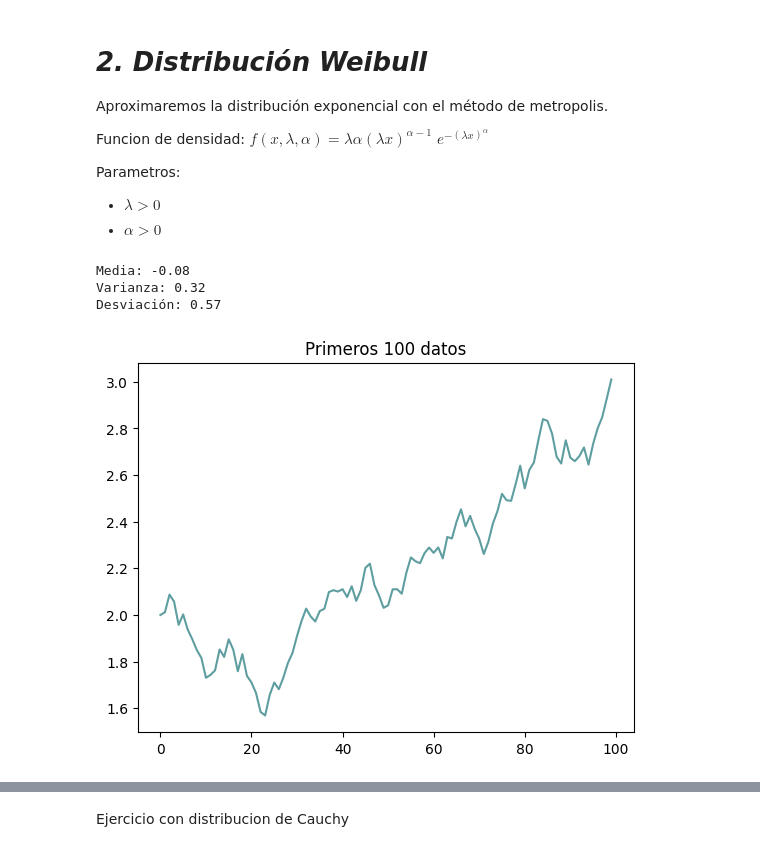
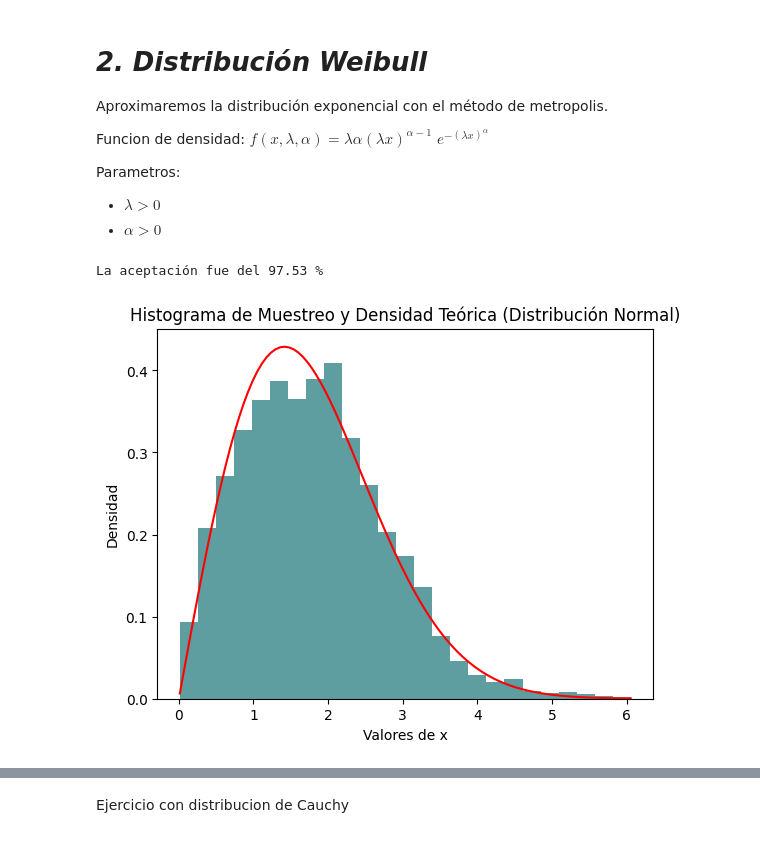
Before and after one commit to Areliortiz/SIMULACION2, a Jupyter notebook: Metropolis_ejercicio.ipynb, the cells around one changed output, grey strips where cells are left out. Drawn from its saved outputs; the diff is of its cells as text; code cells hidden in the pictures.

```diff
--- a/Metropolis_ejercicio.ipynb
+++ b/Metropolis_ejercicio.ipynb
@@ -91,18 +110,0 @@ def weibull(x,lamda,alpha):
-# %%
-# Media y varianza
-media = np.mean(x_1)
-varianza = np.var(x_1)
-desv = np.std(x_1)
-print(f"Media: {media:.2f}")
-print(f"Varianza: {varianza:.2f}")
-print(f"Desviación: {desv:.2f}")
-
-# Observamos el comportamiento que tienen nuestra muestra generada
-plt.plot(x_1[0:100],color='cadetblue') # Primeros 100 datos
-plt.title('Primeros 100 datos')
-plt.show()
-# %% [output]
-Media: -0.08
-Varianza: 0.32
-Desviación: 0.57
-[figure, removed]
@@ -108,0 +116,30 @@ Desviación: 0.57
+# %%
+n_weibull = 80000  # Número de iteraciones
+x_2 = np.zeros(n_exponencial)  # Vector para los valores generados
+x_2[0] = 2
+acept_2 = 0
+
+# Algoritmo Metropolis-Hastings
+for i in range(0, n_weibull-1):
+    y_2 = x_2[i] + np.random.uniform(-delta_2, delta_2)
+    if y_2 >= 0:  # Solo aceptar valores no negativos
+        if np.random.rand() < min(1, weibull(y_2, lamda,alpha_2) / weibull(x_2[i], lamda,alpha_2)):
+            x_2[i+1] = y_2
+            acept_2 += 1
+        else:
+            x_2[i+1] = x_2[i]
+    else:
+        x_2[i+1] = x_2[i]
+print("La aceptación fue del", acept_1/n_exponencial*100, "%")
+# %% [output]
+La aceptación fue del 97.53 %
+# %%
+plt.hist(x_2,density=True,color='cadetblue',bins=25)
+xs_2=np.linspace(min(x_2),max(x_2),100)   # Defiminos los límites de nuestra gráfica
+plt.plot(xs_2,weibull(xs_2,lamda_2,alpha_2),color='red')
+plt.xlabel('Valores de x')
+plt.ylabel('Densidad')
+plt.title('Histograma de Muestreo y Densidad Teórica (Distribución Normal)')
+plt.show()
+# %% [output]
+[figure, added]
```
Also changed, not shown: parts of 13 cells of this notebook.
